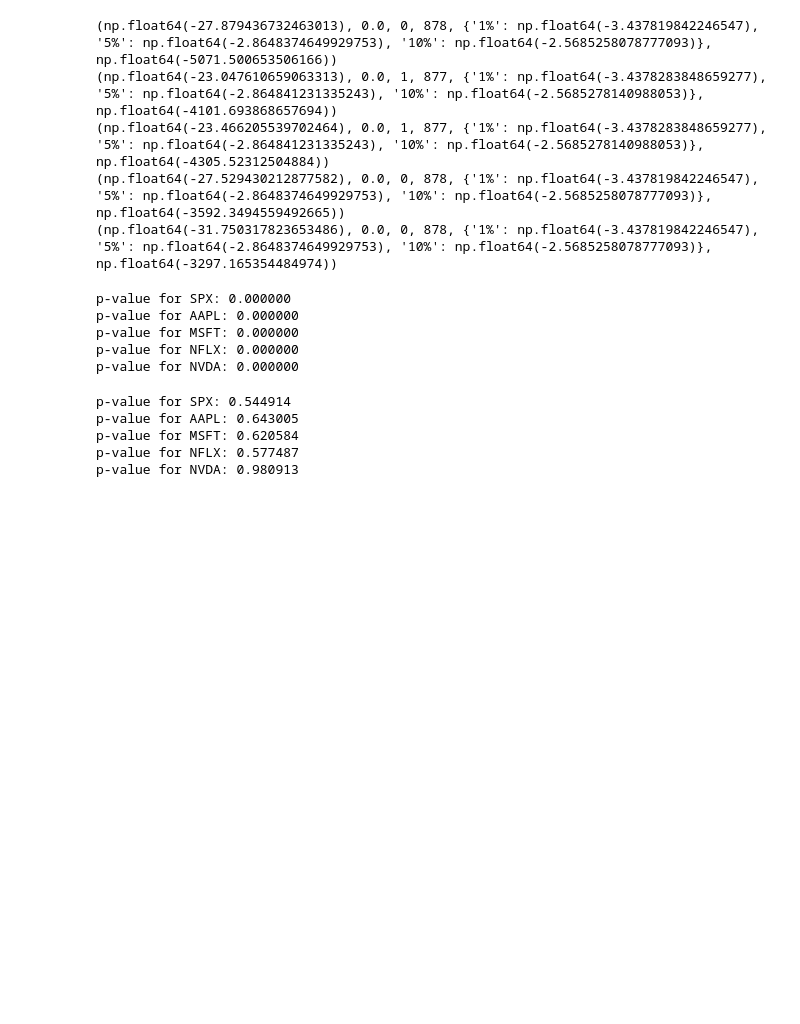
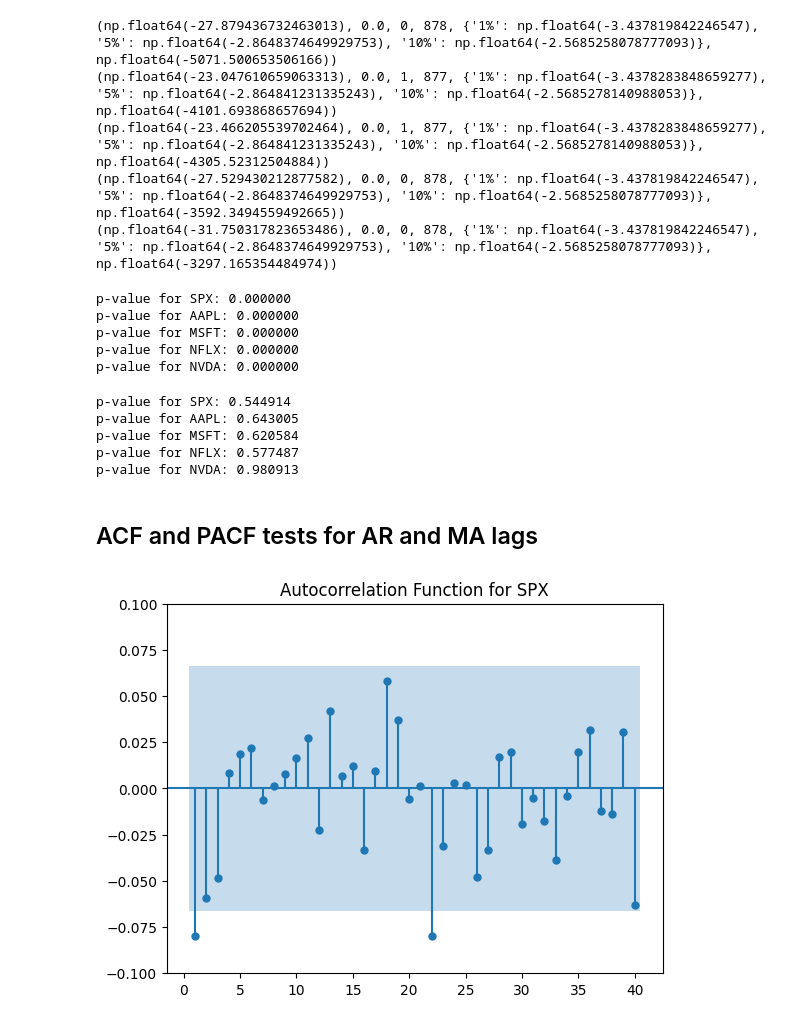
Before and after one commit to hivan04/spx_price_forecast, a Jupyter notebook: model_training.ipynb, the cells around one changed output. Drawn from its saved outputs; the diff is of its cells as text; code cells hidden in the pictures; blank space fills up the shorter version.

Commit message:
ACF test

```diff
--- a/model_training.ipynb
+++ b/model_training.ipynb
@@ -214,3 +217,13 @@ p-value for AAPL: 0.643005
 p-value for MSFT: 0.620584
 p-value for NFLX: 0.577487
 p-value for NVDA: 0.980913
+# %% [markdown]
+## ACF and PACF tests for AR and MA lags
+# %%
+import statsmodels.graphics.tsaplots as sgt
+sgt.plot_pacf(df_log.AAPL[1:], lags=40, zero=False)
+plt.title('Autocorrelation Function for SPX')
+plt.ylim(-0.1,0.1)
+plt.show()
+# %% [output]
+[figure, added]
```
Also changed, not shown: parts of 3 cells of this notebook, 2 other files.
